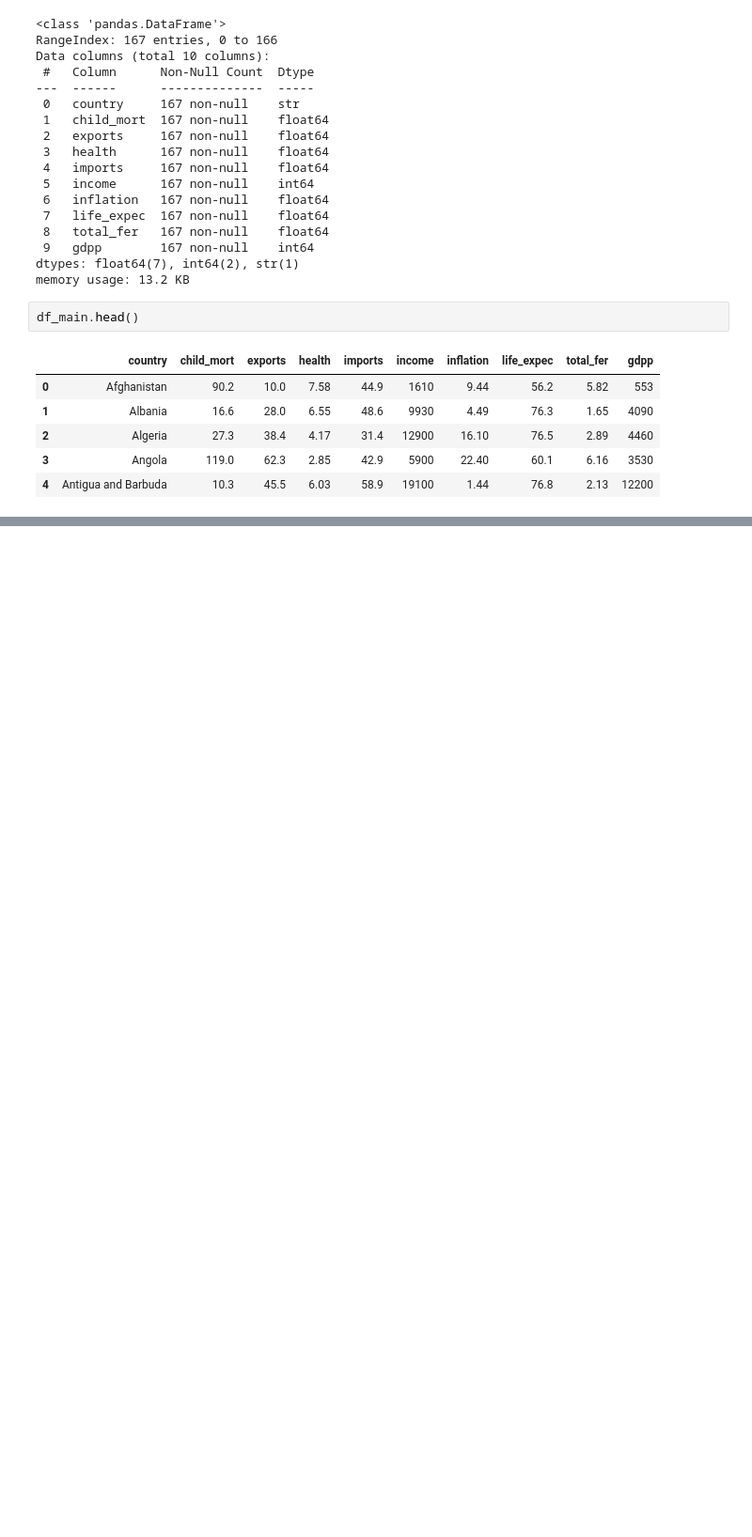
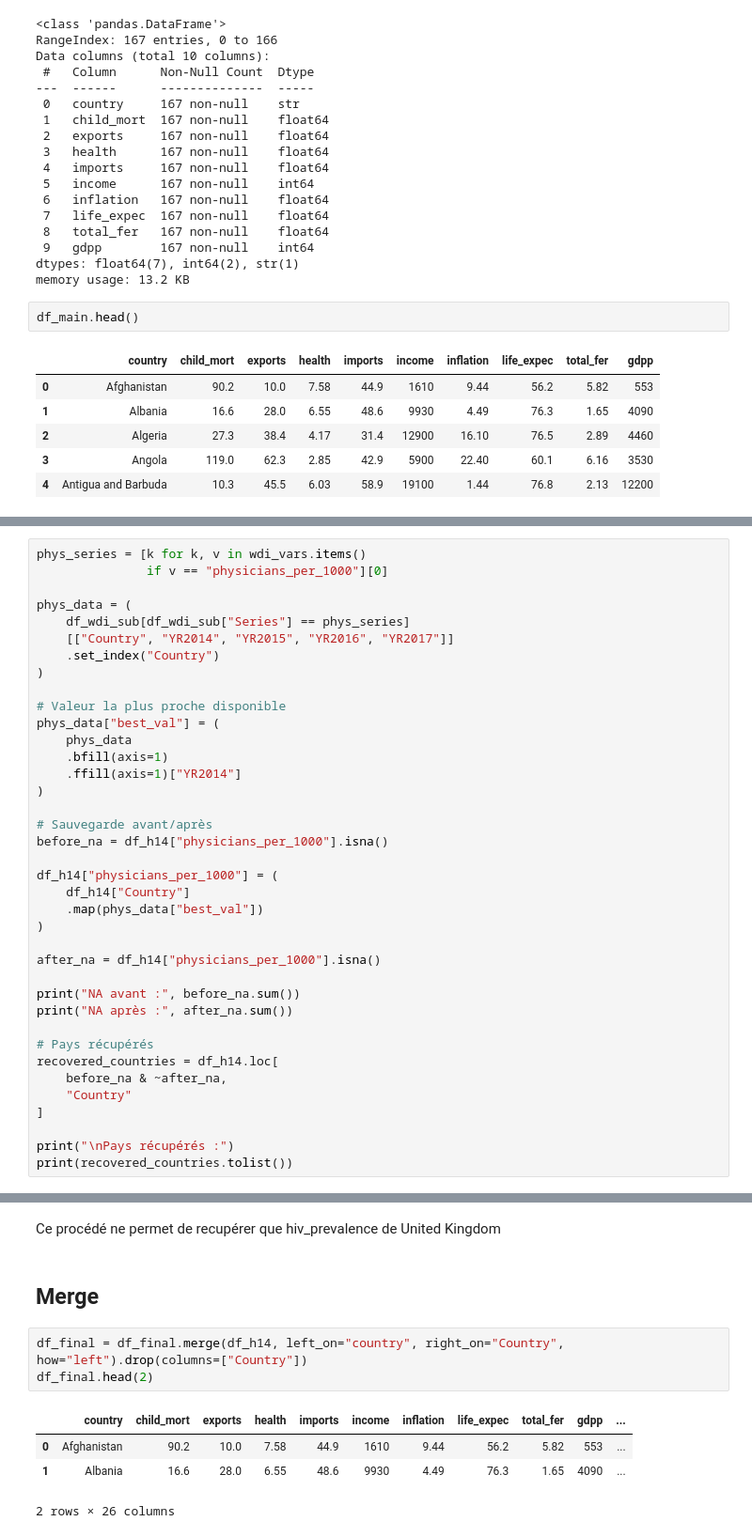
Before and after one commit to awa-d/ML2-project_clustering-countries, a Jupyter notebook: notebooks/P0_init-merge.ipynb, the cells around one changed output, grey strips where cells are left out. Shown at 94% size. Cells and saved outputs as stored; diff of their text form; blank space fills up the shorter version.

```diff
--- a/notebooks/P0_init-merge.ipynb
+++ b/notebooks/P0_init-merge.ipynb
@@ -152,0 +296,38 @@ df_civil.head()
+# %%
+phys_series = [k for k, v in wdi_vars.items()
+               if v == "physicians_per_1000"][0]
+
+phys_data = (
+    df_wdi_sub[df_wdi_sub["Series"] == phys_series]
+    [["Country", "YR2014", "YR2015", "YR2016", "YR2017"]]
+    .set_index("Country")
+)
+
+# Valeur la plus proche disponible
+phys_data["best_val"] = (
+    phys_data
+    .bfill(axis=1)
+    .ffill(axis=1)["YR2014"]
+)
+
+# Sauvegarde avant/après
+before_na = df_h14["physicians_per_1000"].isna()
+
+df_h14["physicians_per_1000"] = (
+    df_h14["Country"]
+    .map(phys_data["best_val"])
+)
+
+after_na = df_h14["physicians_per_1000"].isna()
+
+print("NA avant :", before_na.sum())
+print("NA après :", after_na.sum())
+
+# Pays récupérés
+recovered_countries = df_h14.loc[
+    before_na & ~after_na,
+    "Country"
+]
+
+print("\nPays récupérés :")
+print(recovered_countries.tolist())
@@ -152,0 +425,12 @@ df_civil.head()
+# %% [markdown]
+Ce procédé ne permet de recupérer que hiv_prevalence de United Kingdom
+# %% [markdown]
+## Merge
+# %%
+df_final = df_final.merge(df_h14, left_on="country", right_on="Country", how="left").drop(columns=["Country"])
+df_final.head(2)
+# %% [output]
+|  | country | child_mort | exports | health | imports | income | inflation | life_expec | total_fer | gdpp | ... |
+| 0 | Afghanistan | 90.2 | 10.0 | 7.58 | 44.9 | 1610 | 9.44 | 56.2 | 5.82 | 553 | ... |
+| 1 | Albania | 16.6 | 28.0 | 6.55 | 48.6 | 9930 | 4.49 | 76.3 | 1.65 | 4090 | ... |
+2 rows × 26 columns
```
Also changed, not shown: parts of 32 cells of this notebook.
